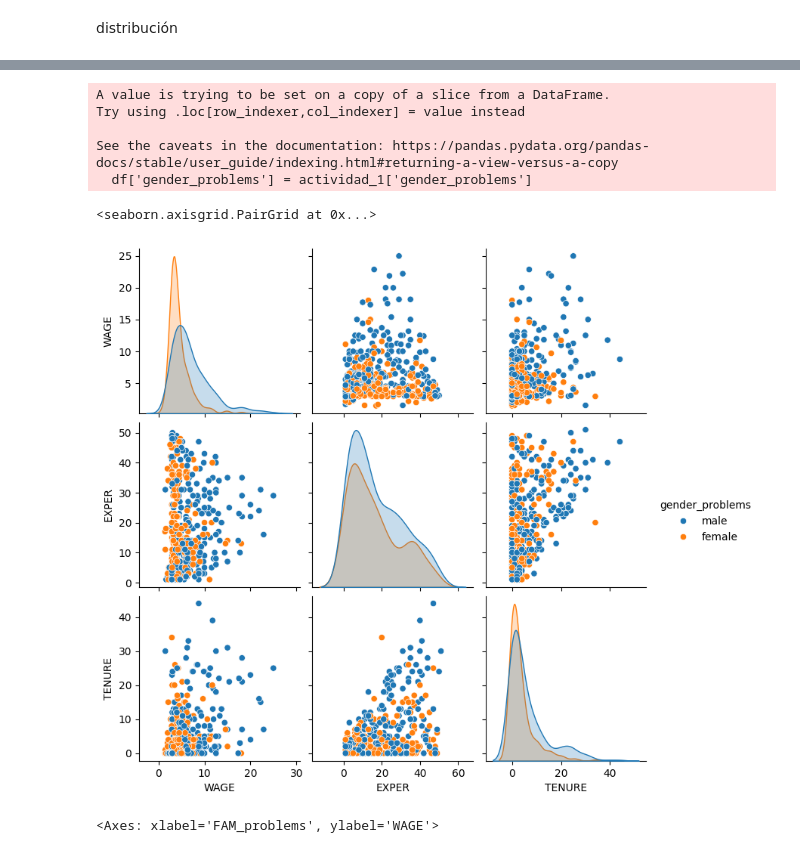
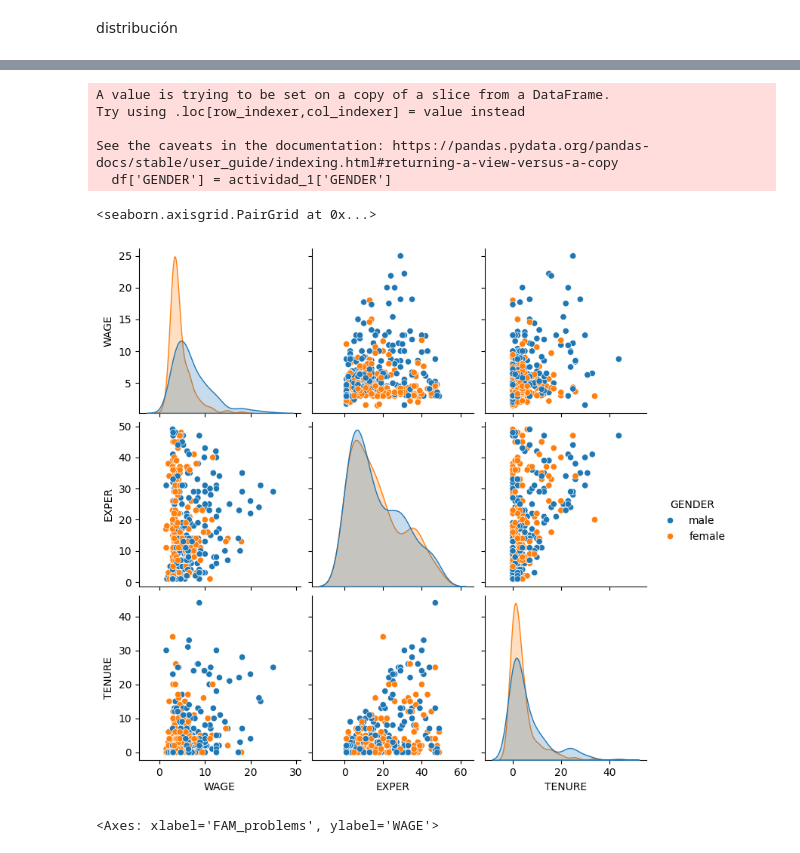
Before and after one commit to v1sstar/machine_learning_project, a Jupyter notebook: Taller_actividad_1.ipynb, the cells around one changed output, grey strips where cells are left out. Drawn from its saved outputs; the diff is of its cells as text; code cells hidden in the pictures.

```diff
--- a/Taller_actividad_1.ipynb
+++ b/Taller_actividad_1.ipynb
@@ -168,3 +117,5 @@ memory usage: 33.6+ KB
+# %%
+actividad_1.drop(columns="EDUC",inplace=True)
 # %%
 actividad_1
 # %% [output]
@@ -195,5 +143,3 @@ FAM_problems        0
 dtype: int64
-# %%
-actividad_1["FAM_STATUS"] = np.random.choice(["i", np.nan], size=len(actividad_1), p=[0.9, 0.1])
 # %%
-actividad_1
+actividad_1=actividad_1.dropna()
@@ -279,4 +212,4 @@ Passing `palette` without assigning `hue` is deprecated and will be removed in v
 # %% [markdown]
 Barras agrupadas
 # %%
-actividad_1['FAM_problems'] = pd.cut(actividad_1['WAGE'], 2, labels=['single', 'married'])
+actividad_1['FAM_STATUS'] = pd.cut(actividad_1['WAGE'], 2, labels=['single', 'married'])
@@ -391,15 +298,15 @@ sns.jointplot(y=df['WAGE'],x=df['TENURE'])
 # %%
 #esto es también conocido como correlograma
-df['gender_problems'] = actividad_1['gender_problems']
-sns.pairplot(df, hue='gender_problems')
+df['GENDER'] = actividad_1['GENDER']
+sns.pairplot(df, hue='GENDER')
 # %% [output]
 A value is trying to be set on a copy of a slice from a DataFrame.
 Try using .loc[row_indexer,col_indexer] = value instead
 
 See the caveats in the documentation: https://pandas.pydata.org/pandas-docs/stable/user_guide/indexing.html#returning-a-view-versus-a-copy
-  df['gender_problems'] = actividad_1['gender_problems']
+  df['GENDER'] = actividad_1['GENDER']
 <seaborn.axisgrid.PairGrid at 0x...>
-[figure, old version]
+[figure, new version]
 # %%
 sns.boxplot(data=actividad_1, x='FAM_problems', y='WAGE', hue='FAM_problems')
 # %% [output]
```
Also changed, not shown: parts of 52 cells of this notebook.
